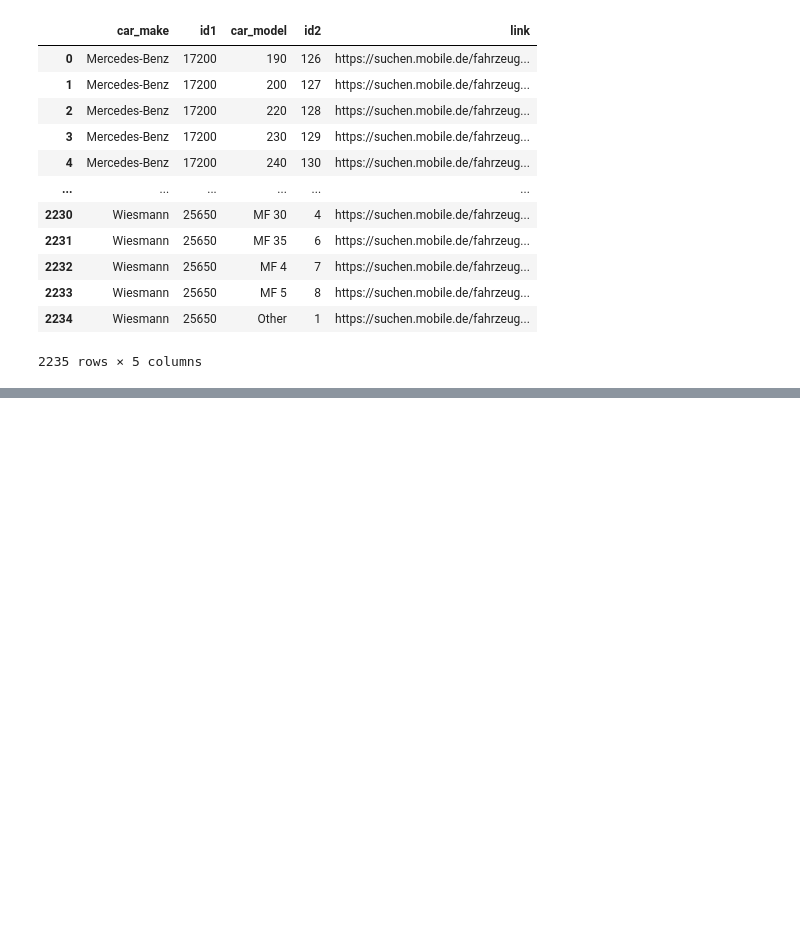
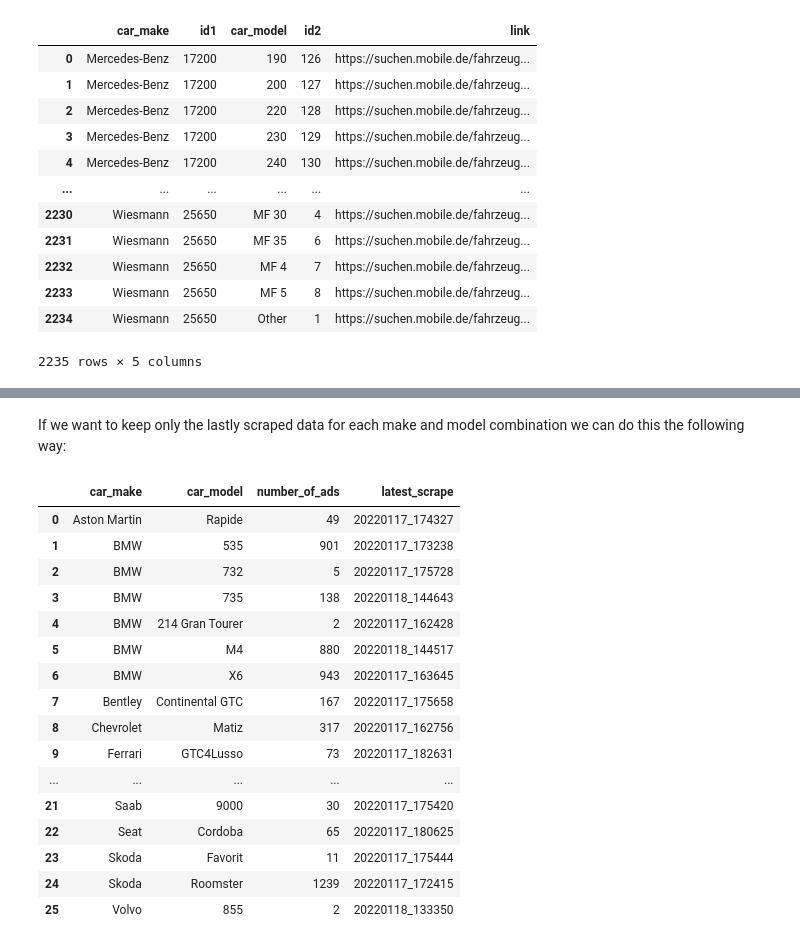
Before and after one commit to krinya/mobile_de_scraping, a Jupyter notebook: 02_get_links_from_one_page.ipynb, the cells around one changed output, grey strips where cells are left out. Cells and saved outputs as stored; diff of their text form; code cells hidden in the pictures; blank space fills up the shorter version.

```diff
--- a/02_get_links_from_one_page.ipynb
+++ b/02_get_links_from_one_page.ipynb
@@ -361,0 +332,24 @@ count_ads
+# %% [markdown]
+If we want to keep only the lastly scraped data for each make and model combination we can do this the following way:
+# %%
+latest_scrape = make_model_ads_data.groupby(['car_make', 'car_model'], dropna=False).agg(number_of_ads=('ad_link', 'count'), latest_scrape=('download_date_time', 'max'))
+latest_scrape = latest_scrape.reset_index()
+latest_scrape
+# %% [output]
+|  | car_make | car_model | number_of_ads | latest_scrape |
+| 0 | Aston Martin | Rapide | 49 | 20220117_174327 |
+| 1 | BMW | 535 | 901 | 20220117_173238 |
+| 2 | BMW | 732 | 5 | 20220117_175728 |
+| 3 | BMW | 735 | 138 | 20220118_144643 |
+| 4 | BMW | 214 Gran Tourer | 2 | 20220117_162428 |
+| 5 | BMW | M4 | 880 | 20220118_144517 |
+| 6 | BMW | X6 | 943 | 20220117_163645 |
+| 7 | Bentley | Continental GTC | 167 | 20220117_175658 |
+| 8 | Chevrolet | Matiz | 317 | 20220117_162756 |
+| 9 | Ferrari | GTC4Lusso | 73 | 20220117_182631 |
+| ... | ... | ... | ... | ... |
+| 21 | Saab | 9000 | 30 | 20220117_175420 |
+| 22 | Seat | Cordoba | 65 | 20220117_180625 |
+| 23 | Skoda | Favorit | 11 | 20220117_175444 |
+| 24 | Skoda | Roomster | 1239 | 20220117_172415 |
+| 25 | Volvo | 855 | 2 | 20220118_133350 |
```
Also changed, not shown: parts of 31 cells of this notebook, 10 other files.
